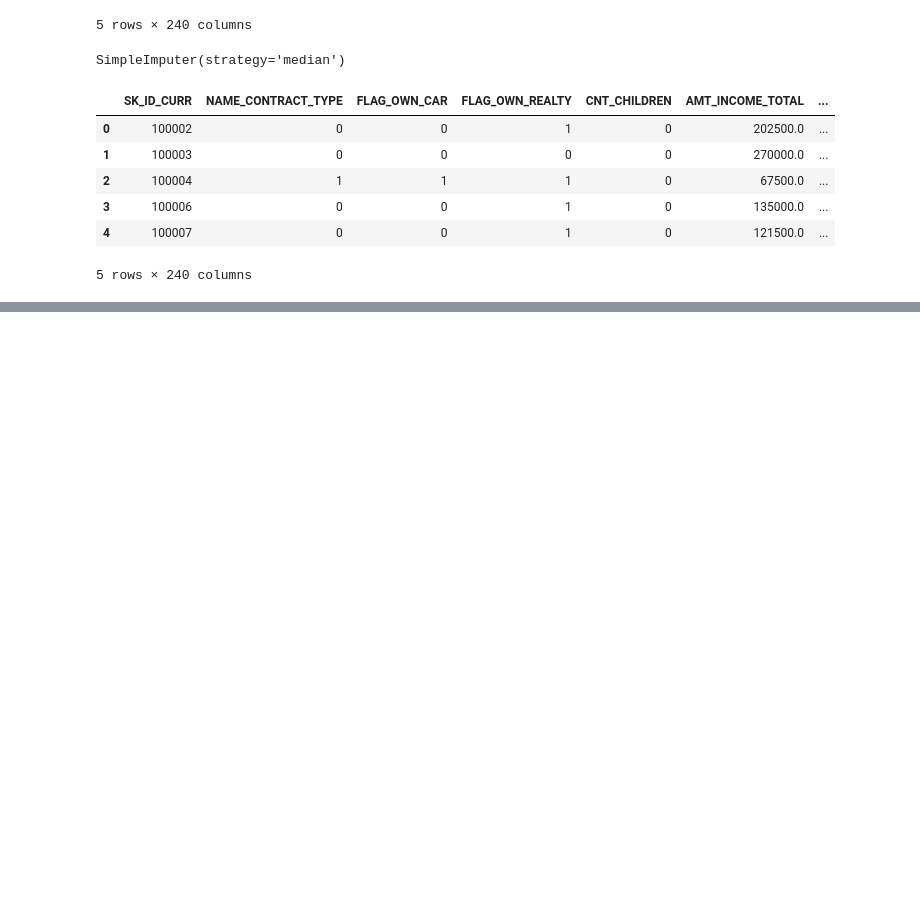
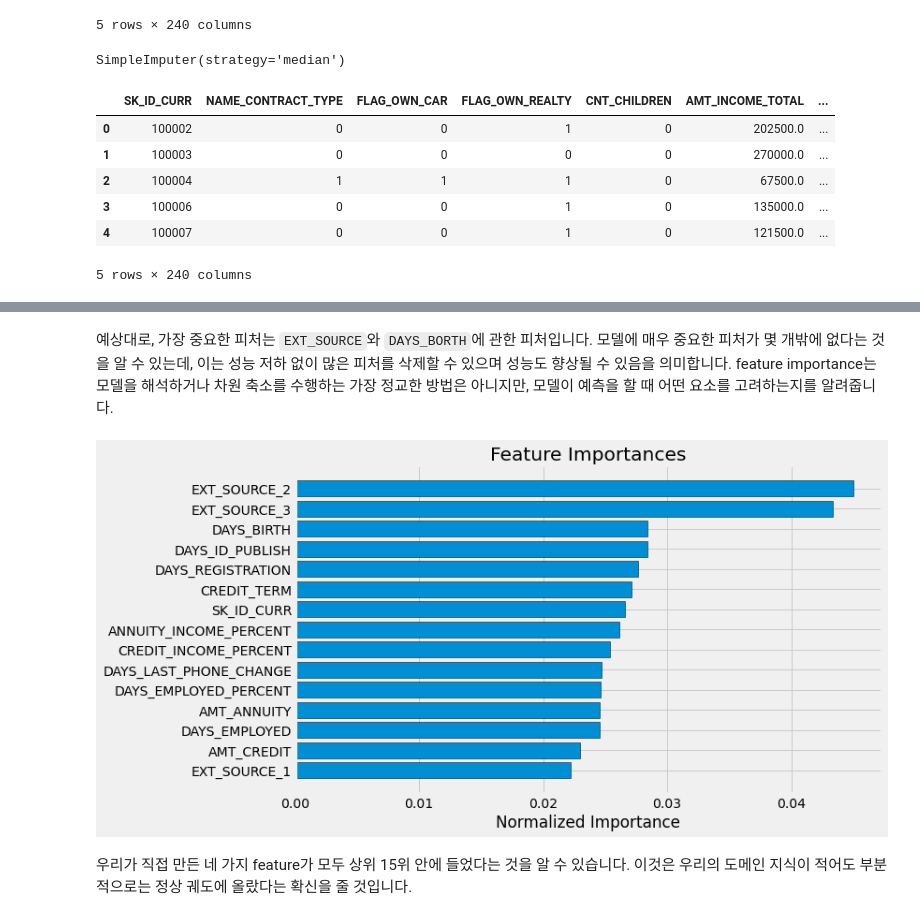
Before and after one commit to stk346/Kaggle, a Jupyter notebook: HomeCreditDefault/Start Here_A Gentle Introduction.ipynb, the cells around one changed output, grey strips where cells are left out. Saved outputs shown, nothing was run; the diff lists cells and outputs as text; code cells hidden in the pictures; blank space fills up the shorter version.

```diff
--- a/HomeCreditDefault/Start Here_A Gentle Introduction.ipynb
+++ b/HomeCreditDefault/Start Here_A Gentle Introduction.ipynb
@@ -1197,0 +1256,8 @@ submit.to_csv('random_forest_baseline_domain.csv', index = False)
+# %% [markdown]
+예상대로, 가장 중요한 피처는 `EXT_SOURCE`와 `DAYS_BORTH`에 관한 피처입니다. 모델에 매우 중요한 피처가 몇 개밖에 없다는 것을 알 수 있는데, 이는 성능 저하 없이 많은 피처를 삭제할 수 있으며 성능도 향상될 수 있음을 의미합니다. feature importance는 모델을 해석하거나 차원 축소를 수행하는 가장 정교한 방법은 아니지만, 모델이 예측을 할 때 어떤 요소를 고려하는지를 알려줍니다.
+# %%
+feature_importances_domain_sorted = plot_feature_importances(feature_importances_domain)
+# %% [output]
+[figure, added]
+# %% [markdown]
+우리가 직접 만든 네 가지 feature가 모두 상위 15위 안에 들었다는 것을 알 수 있습니다. 이것은 우리의 도메인 지식이 적어도 부분적으로는 정상 궤도에 올랐다는 확신을 줄 것입니다.
```
Also changed, not shown: parts of 80 cells of this notebook.
